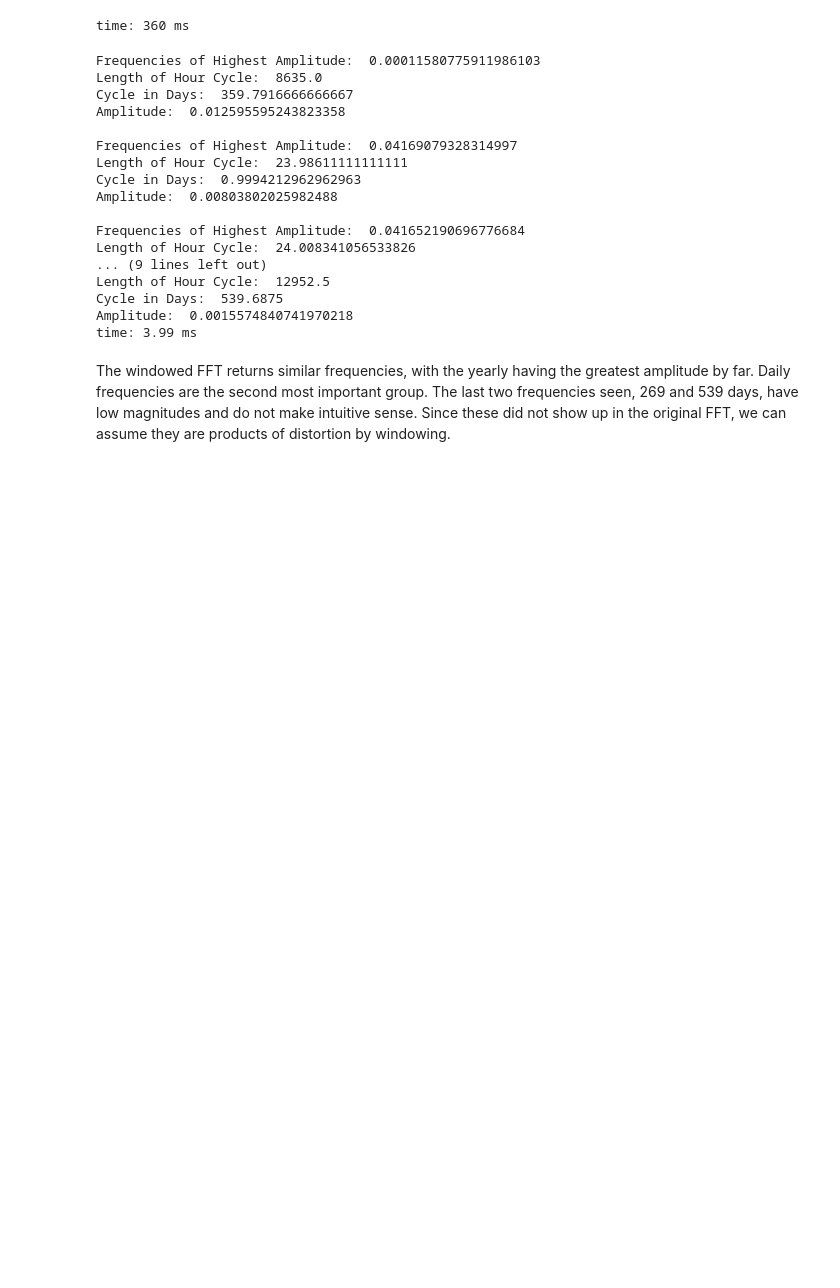
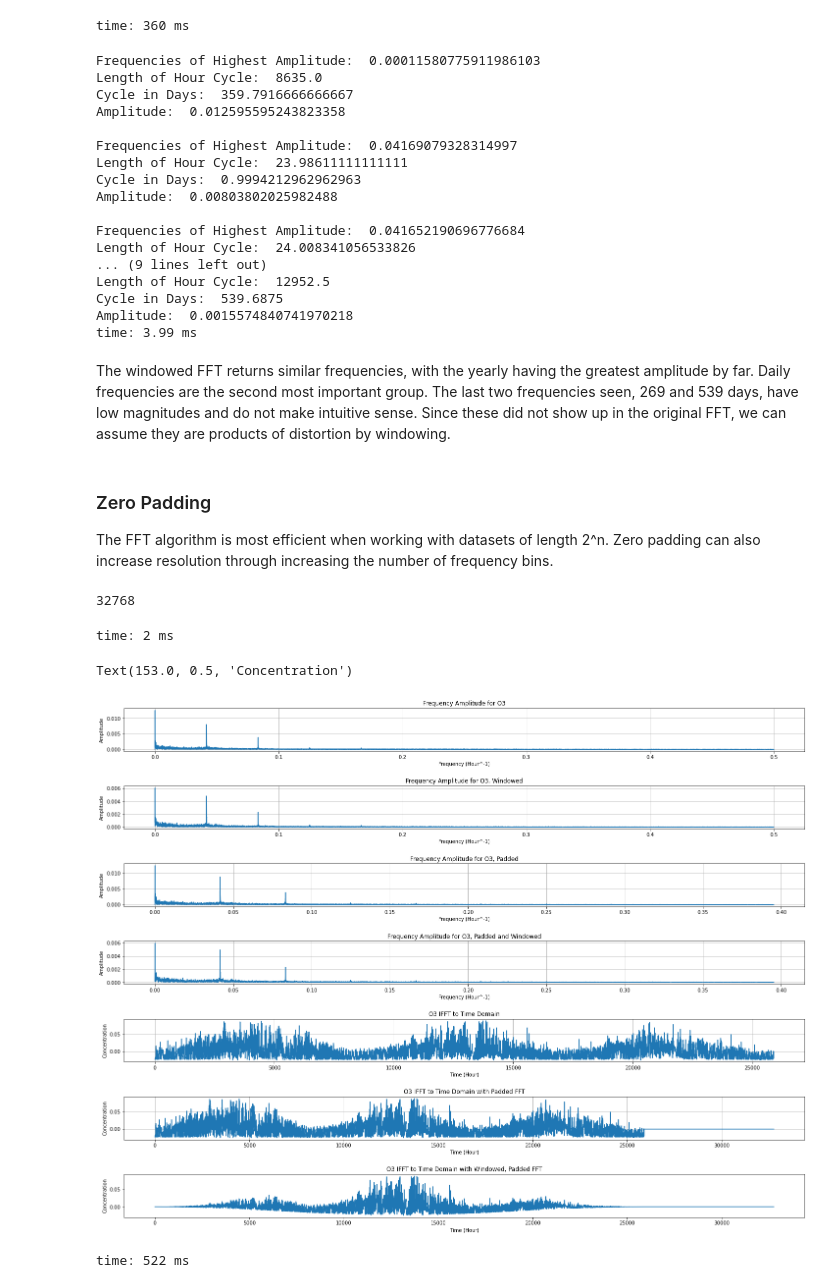
Before and after one commit to jgib124/Air-Quality-Warning-System, a Jupyter notebook: jupyter/exploratory_da.ipynb, the cells around one changed output. Saved outputs shown, nothing was run; the diff lists cells and outputs as text; code cells hidden in the pictures; blank space fills up the shorter version.

Commit message:
Zero padding, confirmation of dominant frequencies for ozone

```diff
--- a/jupyter/exploratory_da.ipynb
+++ b/jupyter/exploratory_da.ipynb
@@ -402,5 +402,73 @@ Length of Hour Cycle:  12952.5
 Cycle in Days:  539.6875
 Amplitude:  0.0015574840741970218
 time: 3.99 ms
-# %% [markdown]
-The windowed FFT returns similar frequencies, with the yearly having the greatest amplitude by far. Daily frequencies are the second most important group. The last two frequencies seen, 269 and 539 days, have low magnitudes and do not make intuitive sense. Since these did not show up in the original FFT, we can assume they are products of distortion by windowing.
+# %% [markdown]
+The windowed FFT returns similar frequencies, with the yearly having the greatest amplitude by far. Daily frequencies are the second most important group. The last two frequencies seen, 269 and 539 days, have low magnitudes and do not make intuitive sense. Since these did not show up in the original FFT, we can assume they are products of distortion by windowing.
+# %% [markdown]
+### Zero Padding
+The FFT algorithm is most efficient when working with datasets of length 2^n. Zero padding can also increase resolution through increasing the number of frequency bins.
+# %%
+def next_pow_2(x):
+    return 1 if x==0 else 2**(math.ceil(math.log2(x)))
+
+# Use to increase length of dataset
+N_padded = next_pow_2(N)
+N_padded
+# %% [output]
+32768
+time: 2 ms
+# %%
+# We can use the padded length on both the original and windowed data
+o3_padded_freq = fft(centered_o3, N_padded)
+o3_padded_windowed_freq = fft(centered_o3 * w, N_padded)
+o3_padded_hour = fftfreq(N_padded, dt)
+o3_padded_ifft = ifft(o3_padded_freq)
+o3_padded_windowed_ifft = ifft(o3_padded_windowed_freq)
+
+fig, axs = plt.subplots(7,1, figsize = (20, 18))
+fig.tight_layout()
+
+# set the spacing between subplots
+plt.subplots_adjust(bottom=0.2,
+                    top=1,
+                    wspace=0.4,
+                    hspace=0.8)
+
+# O3 Original Frequency Domain
+axs[0].plot(o3_hour[0:N//2], 2.0/N * np.abs(o3_freq[0:N//2])); plt.grid()
+axs[0].set_title("Frequency Amplitude for O3"); axs[0].grid()
+axs[0].set_xlabel("Frequency (Hour^-1)"); axs[0].set_ylabel("Amplitude")
+
+# O3 Windowed Frequency Domain
+axs[1].plot(o3_hour[0:N//2], 2.0/N * np.abs(o3_windowed_freq[0:N//2])); plt.grid()
+axs[1].set_title("Frequency Amplitude for O3, Windowed"); axs[1].grid()
+axs[1].set_xlabel("Frequency (Hour^-1)"); axs[1].set_ylabel("Amplitude")
+
+# O3 Padded Frequency Domain
+axs[2].plot(o3_padded_hour[0:N//2], 2.0/N * np.abs(o3_padded_freq[0:N//2])); plt.grid()
+axs[2].set_title("Frequency Amplitude for O3, Padded"); axs[2].grid()
+axs[2].set_xlabel("Frequency (Hour^-1)"); axs[2].set_ylabel("Amplitude")
+
+# O3 Windowed, Padded Frequency Domain
+axs[3].plot(o3_padded_hour[0:N//2], 2.0/N * np.abs(o3_padded_windowed_freq[0:N//2])); plt.grid()
+axs[3].set_title("Frequency Amplitude for O3, Padded and Windowed"); axs[3].grid()
+axs[3].set_xlabel("Frequency (Hour^-1)"); axs[3].set_ylabel("Amplitude")
+
+# O3 IFFT Original
+axs[4].plot(o3_ifft); plt.grid()
+axs[4].set_title("O3 IFFT to Time Domain"); axs[4].grid()
+axs[4].set_xlabel("Time (Hour)"); axs[4].set_ylabel("Concentration")
+
+# O3 IFFT for Padded
+axs[5].plot(o3_padded_ifft); plt.grid()
+axs[5].set_title("O3 IFFT to Time Domain with Padded FFT"); axs[5].grid()
+axs[5].set_xlabel("Time (Hour)"); axs[5].set_ylabel("Concentration")
+
+# O3 IFFT for Padded, Windowed
+axs[6].plot(o3_padded_windowed_ifft); plt.grid()
+axs[6].set_title("O3 IFFT to Time Domain with Windowed, Padded FFT"); axs[6].grid()
+axs[6].set_xlabel("Time (Hour)"); axs[6].set_ylabel("Concentration")
+# %% [output]
+Text(153.0, 0.5, 'Concentration')
+[figure, added]
+time: 522 ms
```
Also changed, not shown: parts of 3 cells of this notebook.
